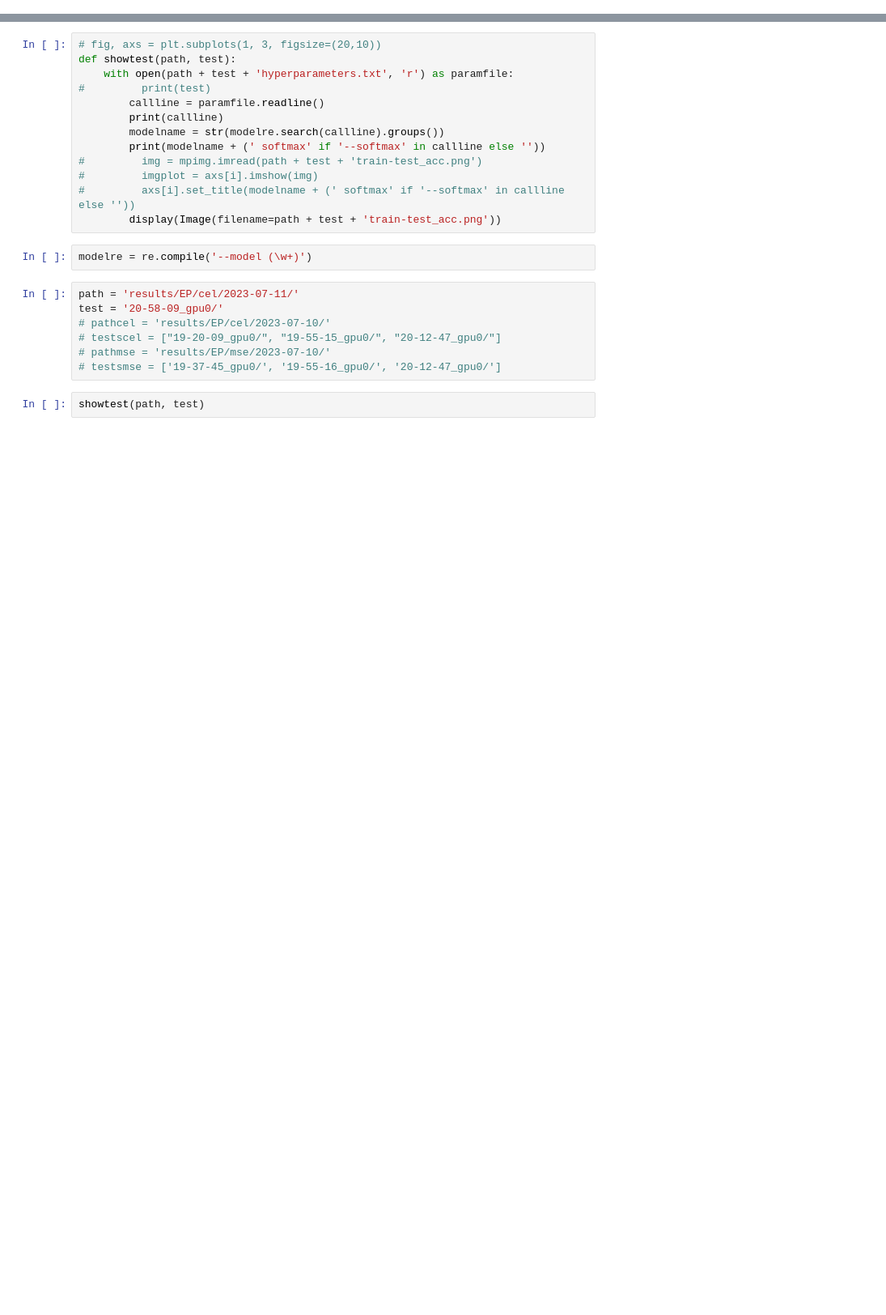
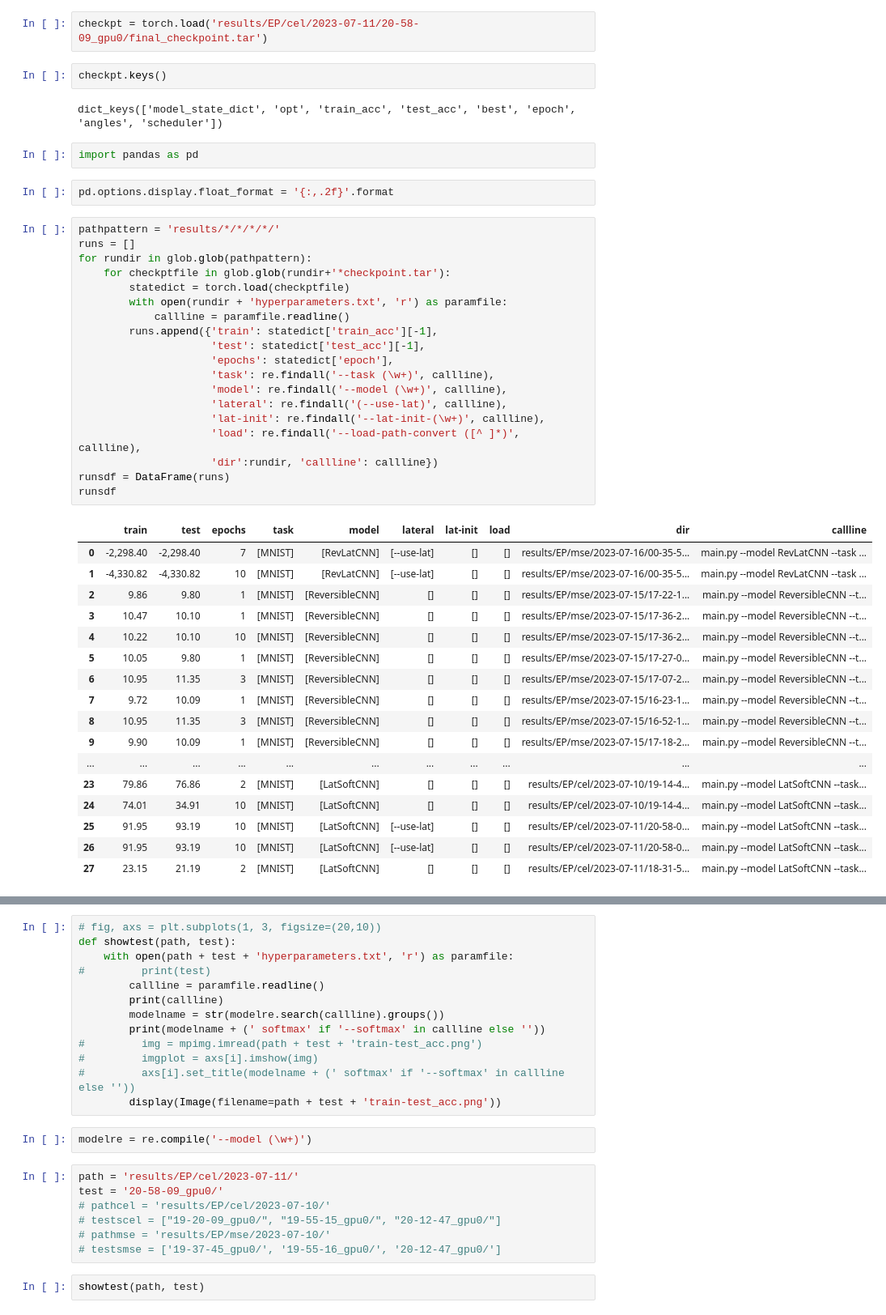
Before and after one commit to ajherman/Equilibrium-Propagation, a Jupyter notebook: latdecisionsoftmax-plots.ipynb, the cells around one changed output, grey strips where cells are left out. Shown at 81% size. Saved outputs shown, nothing was run; the diff lists cells and outputs as text; blank space fills up the shorter version.

```diff
--- a/latdecisionsoftmax-plots.ipynb
+++ b/latdecisionsoftmax-plots.ipynb
@@ -8,3 +9,50 @@ import matplotlib.image as mpimg
 import re
 
 from IPython.display import display, Image
+# %%
+checkpt = torch.load('results/EP/cel/2023-07-11/20-58-09_gpu0/final_checkpoint.tar')
+# %%
+checkpt.keys()
+# %% [output]
+dict_keys(['model_state_dict', 'opt', 'train_acc', 'test_acc', 'best', 'epoch', 'angles', 'scheduler'])
+# %%
+import pandas as pd
+# %%
+pd.options.display.float_format = '{:,.2f}'.format
+# %%
+pathpattern = 'results/*/*/*/*/'
+runs = []
+for rundir in glob.glob(pathpattern):
+    for checkptfile in glob.glob(rundir+'*checkpoint.tar'):
+        statedict = torch.load(checkptfile)
+        with open(rundir + 'hyperparameters.txt', 'r') as paramfile:
+            callline = paramfile.readline()
+        runs.append({'train': statedict['train_acc'][-1],
+                     'test': statedict['test_acc'][-1],
+                     'epochs': statedict['epoch'],
+                     'task': re.findall('--task (\w+)', callline),
+                     'model': re.findall('--model (\w+)', callline),
+                     'lateral': re.findall('(--use-lat)', callline),
+                     'lat-init': re.findall('--lat-init-(\w+)', callline),
+                     'load': re.findall('--load-path-convert ([^ ]*)', callline),
+                     'dir':rundir, 'callline': callline})
+runsdf = DataFrame(runs)
+runsdf
+# %% [output]
+|  | train | test | epochs | task | model | lateral | lat-init | load | dir | callline |
+| 0 | -2,298.40 | -2,298.40 | 7 | [MNIST] | [RevLatCNN] | [--use-lat] | [] | [] | results/EP/mse/2023-07-16/00-35-5... | main.py --model RevLatCNN --task ... |
+| 1 | -4,330.82 | -4,330.82 | 10 | [MNIST] | [RevLatCNN] | [--use-lat] | [] | [] | results/EP/mse/2023-07-16/00-35-5... | main.py --model RevLatCNN --task ... |
+| 2 | 9.86 | 9.80 | 1 | [MNIST] | [ReversibleCNN] | [] | [] | [] | results/EP/mse/2023-07-15/17-22-1... | main.py --model ReversibleCNN --t... |
+| 3 | 10.47 | 10.10 | 1 | [MNIST] | [ReversibleCNN] | [] | [] | [] | results/EP/mse/2023-07-15/17-36-2... | main.py --model ReversibleCNN --t... |
+| 4 | 10.22 | 10.10 | 10 | [MNIST] | [ReversibleCNN] | [] | [] | [] | results/EP/mse/2023-07-15/17-36-2... | main.py --model ReversibleCNN --t... |
+| 5 | 10.05 | 9.80 | 1 | [MNIST] | [ReversibleCNN] | [] | [] | [] | results/EP/mse/2023-07-15/17-27-0... | main.py --model ReversibleCNN --t... |
+| 6 | 10.95 | 11.35 | 3 | [MNIST] | [ReversibleCNN] | [] | [] | [] | results/EP/mse/2023-07-15/17-07-2... | main.py --model ReversibleCNN --t... |
+| 7 | 9.72 | 10.09 | 1 | [MNIST] | [ReversibleCNN] | [] | [] | [] | results/EP/mse/2023-07-15/16-23-1... | main.py --model ReversibleCNN --t... |
+| 8 | 10.95 | 11.35 | 3 | [MNIST] | [ReversibleCNN] | [] | [] | [] | results/EP/mse/2023-07-15/16-52-1... | main.py --model ReversibleCNN --t... |
+| 9 | 9.90 | 10.09 | 1 | [MNIST] | [ReversibleCNN] | [] | [] | [] | results/EP/mse/2023-07-15/17-18-2... | main.py --model ReversibleCNN --t... |
+| ... | ... | ... | ... | ... | ... | ... | ... | ... | ... | ... |
+| 23 | 79.86 | 76.86 | 2 | [MNIST] | [LatSoftCNN] | [] | [] | [] | results/EP/cel/2023-07-10/19-14-4... | main.py --model LatSoftCNN --task... |
+| 24 | 74.01 | 34.91 | 10 | [MNIST] | [LatSoftCNN] | [] | [] | [] | results/EP/cel/2023-07-10/19-14-4... | main.py --model LatSoftCNN --task... |
+| 25 | 91.95 | 93.19 | 10 | [MNIST] | [LatSoftCNN] | [--use-lat] | [] | [] | results/EP/cel/2023-07-11/20-58-0... | main.py --model LatSoftCNN --task... |
+| 26 | 91.95 | 93.19 | 10 | [MNIST] | [LatSoftCNN] | [--use-lat] | [] | [] | results/EP/cel/2023-07-11/20-58-0... | main.py --model LatSoftCNN --task... |
+| 27 | 23.15 | 21.19 | 2 | [MNIST] | [LatSoftCNN] | [] | [] | [] | results/EP/cel/2023-07-11/18-31-5... | main.py --model LatSoftCNN --task... |
```
Also changed, not shown: parts of 7 cells of this notebook, 24 other files.
